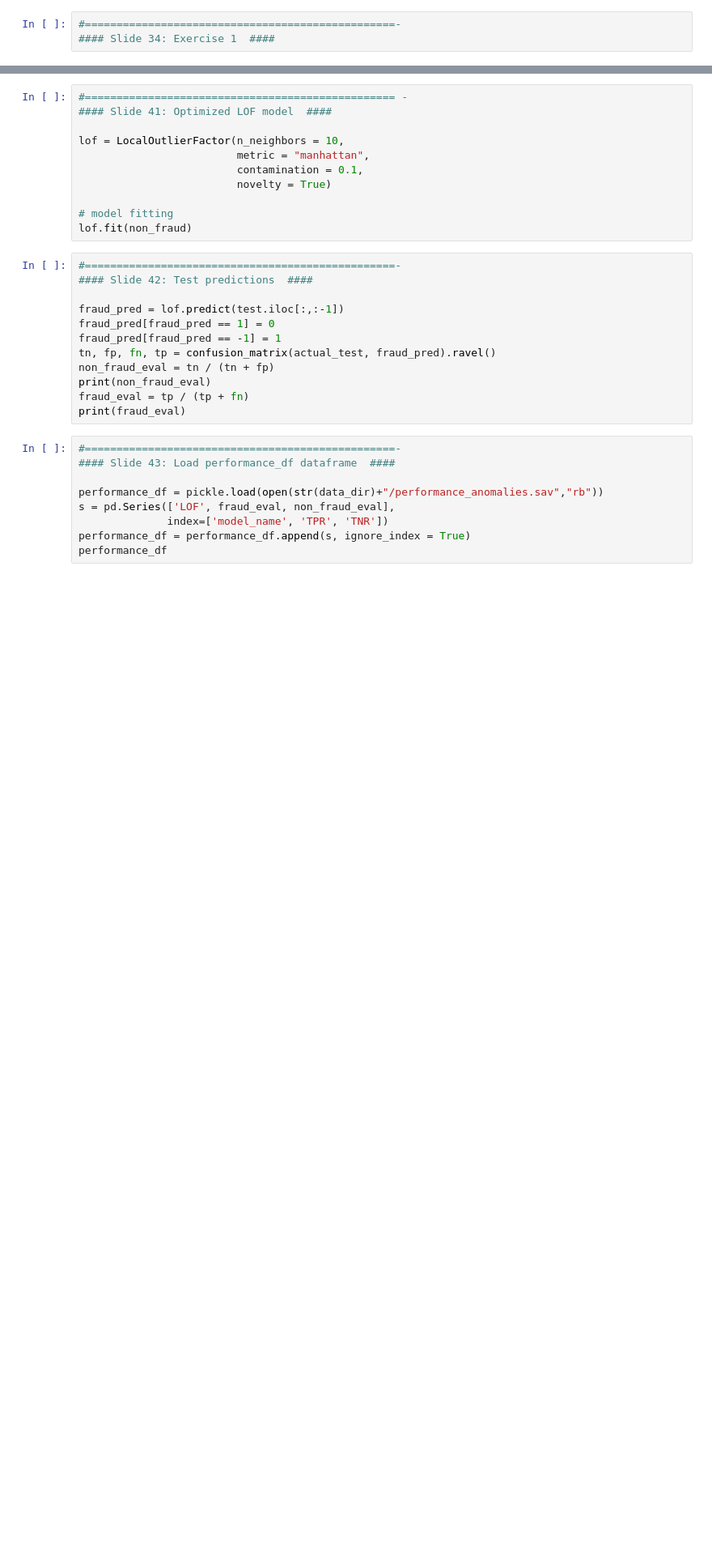
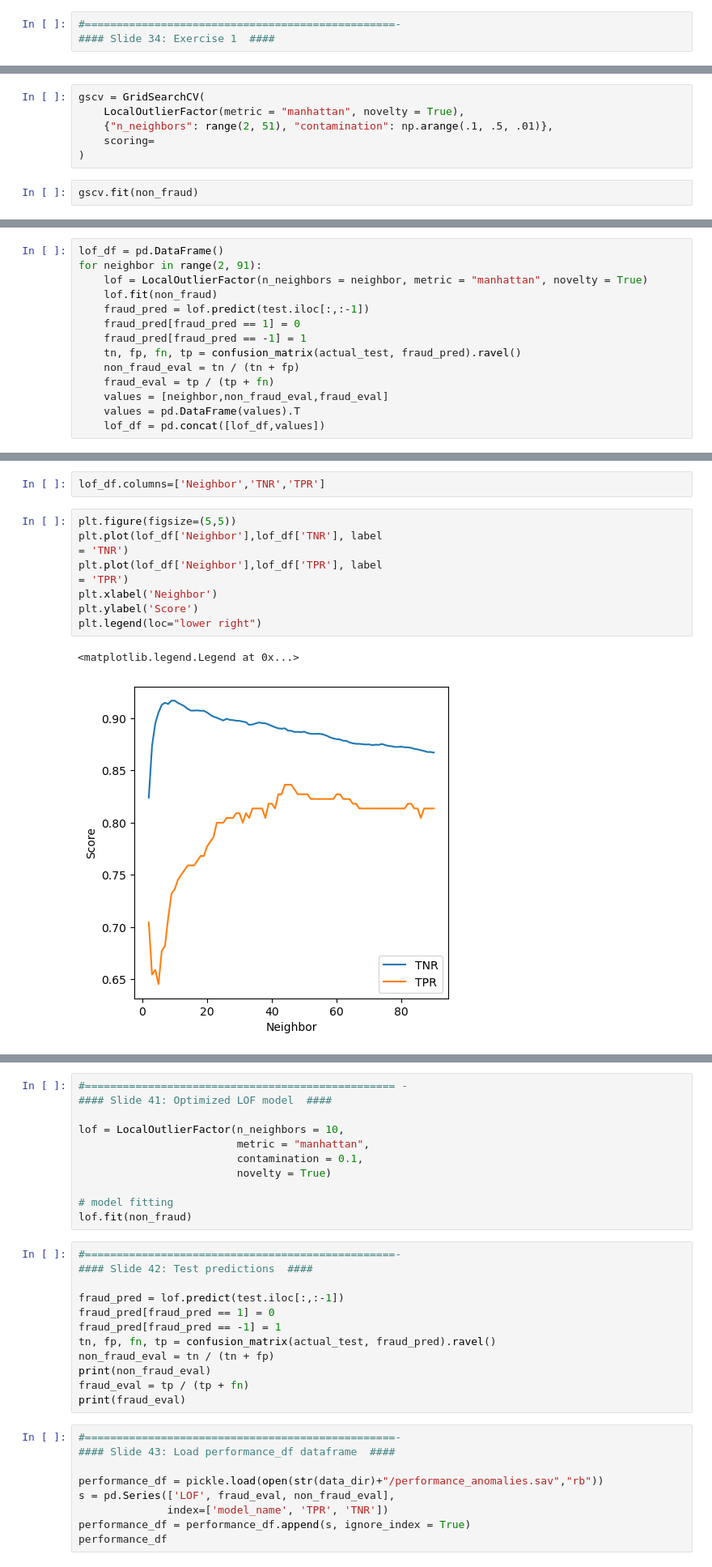
Before and after one commit to mskar/AnomalyDetection, a Jupyter notebook: Part 3-4/anomaly-detection-part-3-4-code.ipynb, the cells around one changed output, grey strips where cells are left out. Shown at 81% size. Drawn from its saved outputs; the diff is of its cells as text; blank space fills up the shorter version.

```diff
--- a/Part 3-4/anomaly-detection-part-3-4-code.ipynb
+++ b/Part 3-4/anomaly-detection-part-3-4-code.ipynb
@@ -104,0 +156,8 @@ print(fraud_eval)
+# %%
+gscv = GridSearchCV(
+    LocalOutlierFactor(metric = "manhattan", novelty = True),
+    {"n_neighbors": range(2, 51), "contamination": np.arange(.1, .5, .01)},
+    scoring=
+)
+# %%
+gscv.fit(non_fraud)
@@ -104,0 +166,14 @@ print(fraud_eval)
+# %%
+lof_df = pd.DataFrame()
+for neighbor in range(2, 91):
+    lof = LocalOutlierFactor(n_neighbors = neighbor, metric = "manhattan", novelty = True)
+    lof.fit(non_fraud)
+    fraud_pred = lof.predict(test.iloc[:,:-1])
+    fraud_pred[fraud_pred == 1] = 0
+    fraud_pred[fraud_pred == -1] = 1
+    tn, fp, fn, tp = confusion_matrix(actual_test, fraud_pred).ravel()
+    non_fraud_eval = tn / (tn + fp)
+    fraud_eval = tp / (tp + fn)
+    values = [neighbor,non_fraud_eval,fraud_eval]
+    values = pd.DataFrame(values).T
+    lof_df = pd.concat([lof_df,values])
@@ -104,0 +196,14 @@ print(fraud_eval)
+# %%
+lof_df.columns=['Neighbor','TNR','TPR']
+# %%
+plt.figure(figsize=(5,5))
+plt.plot(lof_df['Neighbor'],lof_df['TNR'], label
+= 'TNR')
+plt.plot(lof_df['Neighbor'],lof_df['TPR'], label
+= 'TPR')
+plt.xlabel('Neighbor')
+plt.ylabel('Score')
+plt.legend(loc="lower right")
+# %% [output]
+<matplotlib.legend.Legend at 0x...>
+[figure, added]
```
Also changed, not shown: parts of 32 cells of this notebook, 1 other file.
